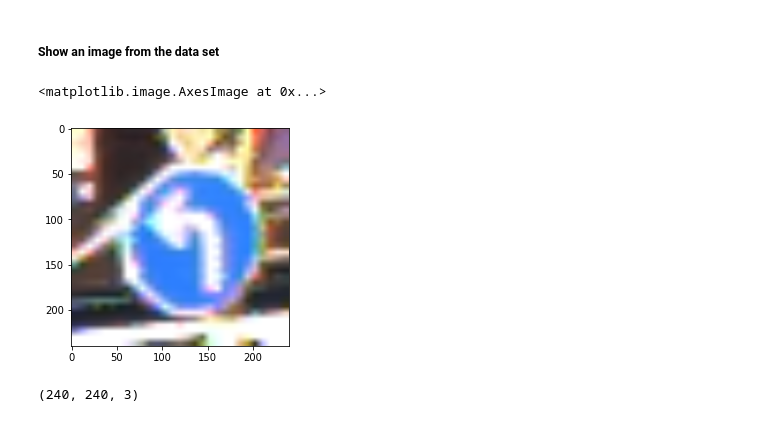
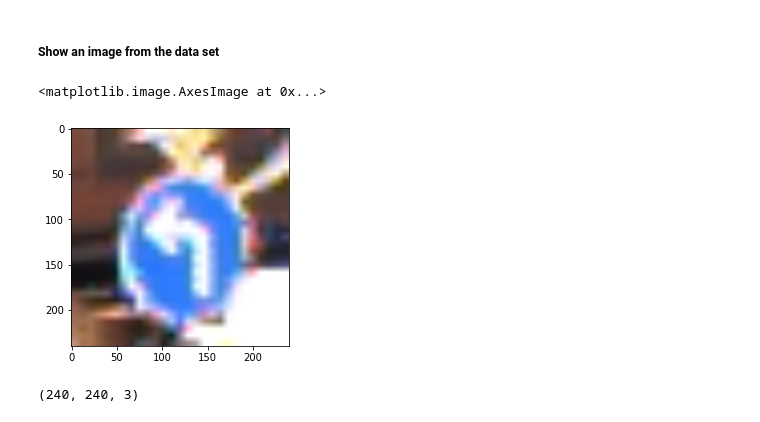
Before and after one commit to NACIONES-DESUNIDAS/PUzzlebot_Deep_Learning_Model, a Jupyter notebook: VGG16_VERSION/Project_Traffic_sign_classifier_Puzzlebot.ipynb, the cells around one changed output. Saved outputs shown, nothing was run; the diff lists cells and outputs as text; code cells hidden in the pictures.

```diff
--- a/VGG16_VERSION/Project_Traffic_sign_classifier_Puzzlebot.ipynb
+++ b/VGG16_VERSION/Project_Traffic_sign_classifier_Puzzlebot.ipynb
@@ -48,10 +50,10 @@ Resolving deltas: 100% (13/13), done.
 # %% [markdown]
 ##### Show an image from the data set
 # %%
-stuff = cv2.imread('/content/DataSet_Traffic_sign/data_set/00034/00000_00005.ppm')
+stuff = cv2.imread('/content/DataSet_Traffic_sign/data_set/00034/00000_00002.ppm')
 stuff = cv2.cvtColor(stuff,cv2.COLOR_BGR2RGB)
 stuff = cv2.resize(stuff,(240,240))
 plt.imshow(stuff)
 # %% [output]
 <matplotlib.image.AxesImage at 0x...>
-[figure, old version]
+[figure, new version]
```
Also changed, not shown: parts of 22 cells of this notebook.
